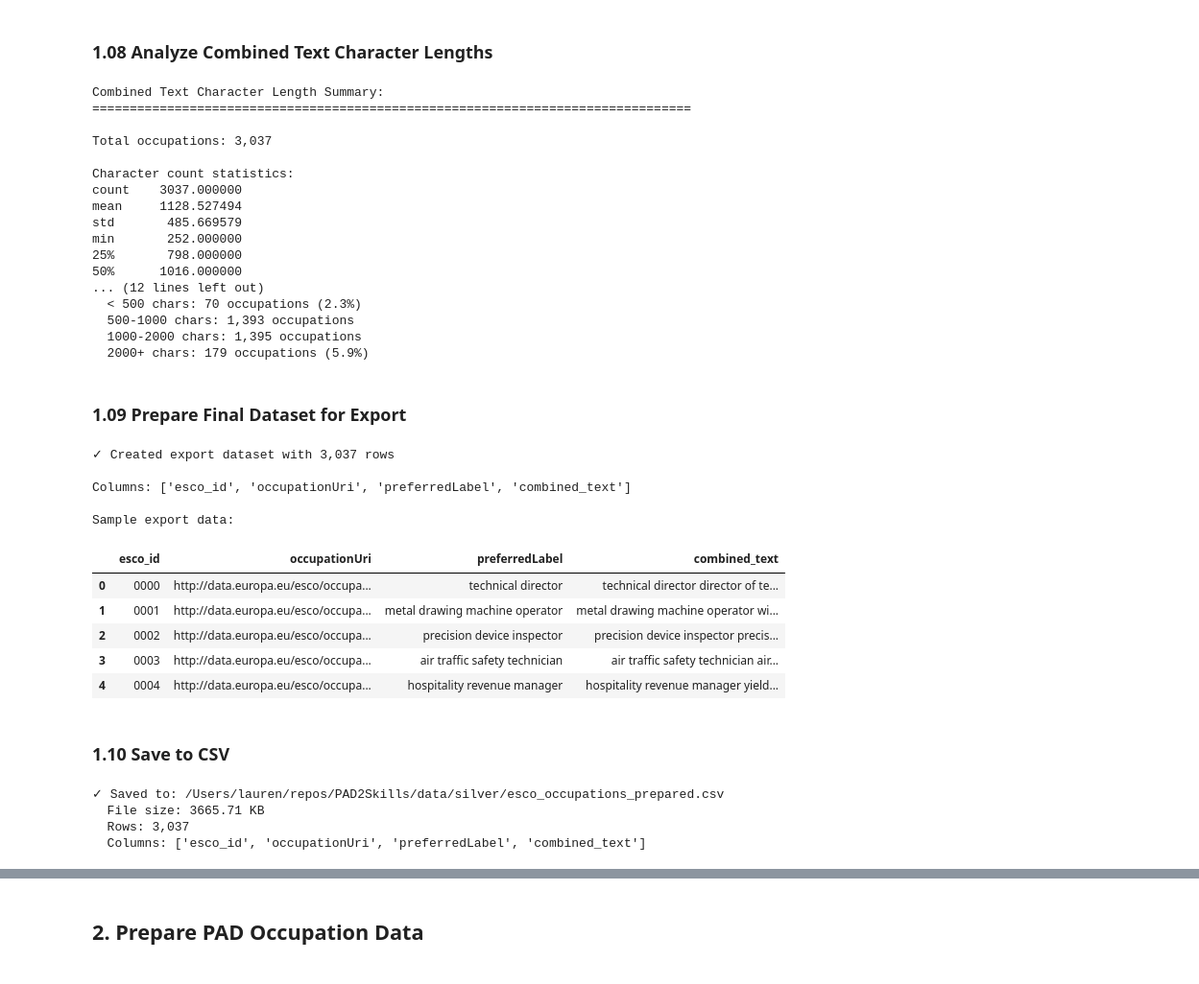
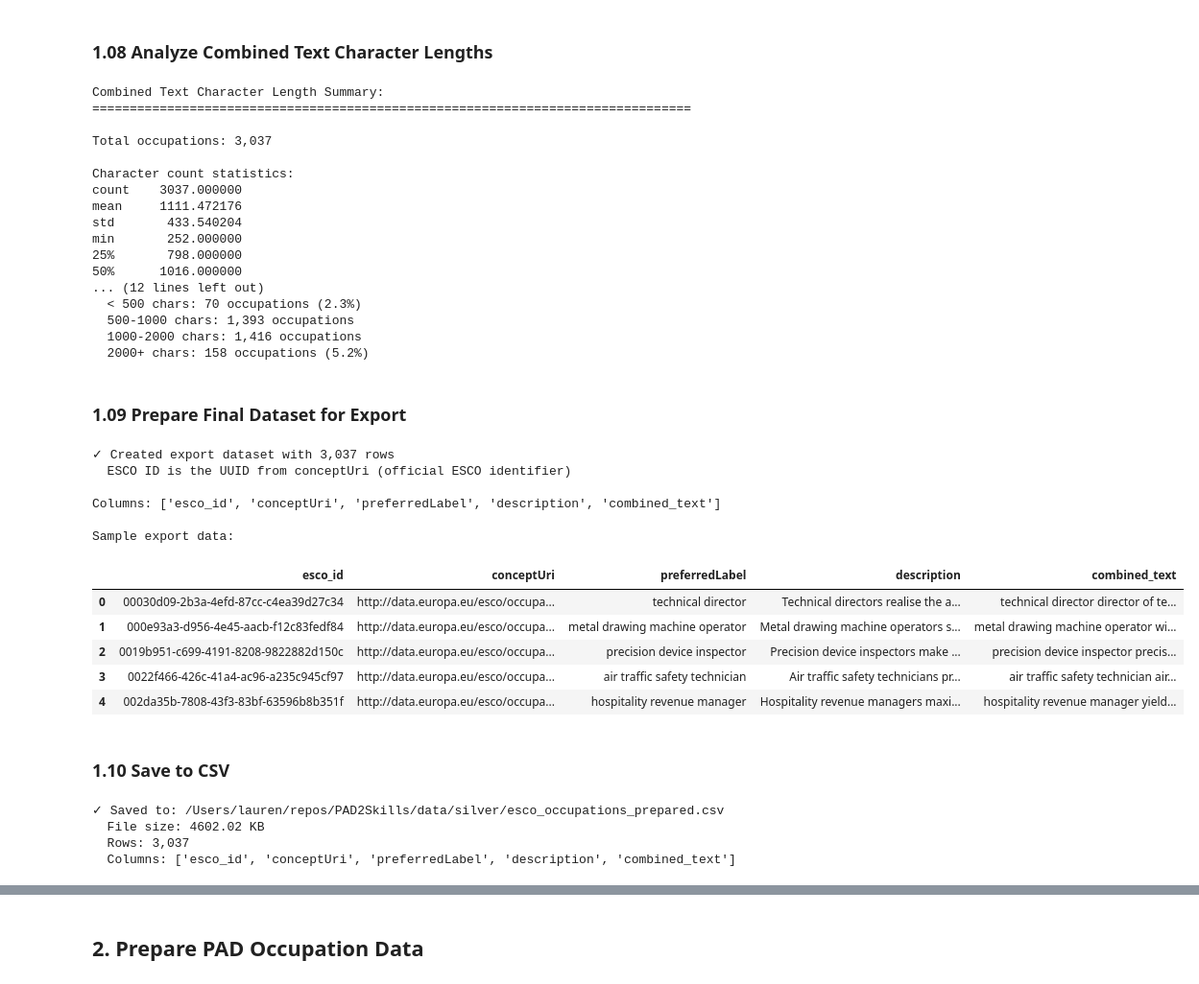
Before and after one commit to LaurenDahlin1/PAD2Skills, a Jupyter notebook: notebooks/04_match_occupations_esco.ipynb, the cells around one changed output, grey strips where cells are left out. Shown: that part at 96% size. Drawn from its saved outputs; the diff is of its cells as text; code cells hidden in the pictures.

```diff
--- a/notebooks/04_match_occupations_esco.ipynb
+++ b/notebooks/04_match_occupations_esco.ipynb
@@ -174,29 +174,53 @@ Sample flattened data:
 ### 1.06 Combine Fields into Single Text Column
 # %%
 # Combine preferredLabel, altLabels, description, and skills into single text column
+# Prioritize most important info first to minimize impact of model truncation
 def combine_fields(row):
-    """Combine multiple fields into single space-separated string"""
+    """Combine multiple fields into prioritized space-separated string"""
     parts = []
 
-    # Add each field if it exists and is not null
+    # 1. Add preferredLabel (most important)
     if pd.notna(row['preferredLabel']):
         parts.append(str(row['preferredLabel']))
 
+    # 2. Add first 5 altLabels
+    first_alt_labels = []
+    remaining_alt_labels = []
     if pd.notna(row['altLabels']):
-        parts.append(str(row['altLabels']))
+        alt_labels_str = str(row['altLabels'])
+        # Split by newline first, then by comma if no newlines
+        if '\n' in alt_labels_str:
+            alt_labels_list = [label.strip() for label in alt_labels_str.split('\n') if label.strip()]
+        else:
+            alt_labels_list = [label.strip() for label in alt_labels_str.split(',') if label.strip()]
 
+        first_alt_labels = alt_labels_list[:5]
+        remaining_alt_labels = alt_labels_list[5:]
+
+        if first_alt_labels:
+            parts.append(' '.join(first_alt_labels))
+
+    # 3. Add description
     if pd.notna(row['description']):
         parts.append(str(row['description']))
 
+    # 4. Add skills_list truncated to 1500 characters
     if pd.notna(row['skills_list']):
-        parts.append(str(row['skills_list']))
+        skills_str = str(row['skills_list'])
+        if len(skills_str) > 1500:
+            skills_str = skills_str[:1500]
+        parts.append(skills_str)
+
+    # 5. Add remaining altLabels (6+) if they exist
+    if remaining_alt_labels:
+        parts.append(' '.join(remaining_alt_labels))
 
     return ' '.join(parts)
 
 # Create combined text column
 flattened_df['combined_text'] = flattened_df.apply(combine_fields, axis=1)
 
-print(f"✓ Created combined_text column")
+print(f"✓ Created combined_text column with prioritized fields")
 print(f"\nSample combined text (first 500 chars):")
 print("=" * 80)
 print(flattened_df['combined_text'].iloc[0][:500])
@@ -289,41 +308,43 @@ Total occupations: 3,037
 
 Character count statistics:
 count    3037.000000
-mean     1128.527494
-std       485.669579
+mean     1111.472176
+std       433.540204
 min       252.000000
 25%       798.000000
 50%      1016.000000
 ... (12 lines left out)
   < 500 chars: 70 occupations (2.3%)
   500-1000 chars: 1,393 occupations
-  1000-2000 chars: 1,395 occupations
-  2000+ chars: 179 occupations (5.9%)
+  1000-2000 chars: 1,416 occupations
+  2000+ chars: 158 occupations (5.2%)
 # %% [markdown]
 ### 1.09 Prepare Final Dataset for Export
 # %%
-# Create four-digit unique ID with leading zeros
-flattened_df['esco_id'] = [f"{i:04d}" for i in range(len(flattened_df))]
+# Extract ESCO UUID from conceptUri (the official ESCO identifier)
+flattened_df['esco_id'] = flattened_df['conceptUri'].apply(lambda uri: uri.split('/')[-1])
 
-# Select only the columns we need
-export_df = flattened_df[['esco_id', 'occupationUri', 'preferredLabel', 'combined_text']].copy()
+# Select only the columns we need (including description for JSON output)
+export_df = flattened_df[['esco_id', 'conceptUri', 'preferredLabel', 'description', 'combined_text']].copy()
 
 print(f"✓ Created export dataset with {len(export_df):,} rows")
+print(f"  ESCO ID is the UUID from conceptUri (official ESCO identifier)")
 print(f"\nColumns: {list(export_df.columns)}")
 print(f"\nSample export data:")
 export_df.head()
 # %% [output]
 ✓ Created export dataset with 3,037 rows
+  ESCO ID is the UUID from conceptUri (official ESCO identifier)
 
-Columns: ['esco_id', 'occupationUri', 'preferredLabel', 'combined_text']
+Columns: ['esco_id', 'conceptUri', 'preferredLabel', 'description', 'combined_text']
 
 Sample export data:
-|  | esco_id | occupationUri | preferredLabel | combined_text |
-| 0 | 0000 | http://data.europa.eu/esco/occupa... | technical director | technical director director of te... |
-| 1 | 0001 | http://data.europa.eu/esco/occupa... | metal drawing machine operator | metal drawing machine operator wi... |
-| 2 | 0002 | http://data.europa.eu/esco/occupa... | precision device inspector | precision device inspector precis... |
-| 3 | 0003 | http://data.europa.eu/esco/occupa... | air traffic safety technician | air traffic safety technician air... |
-| 4 | 0004 | http://data.europa.eu/esco/occupa... | hospitality revenue manager | hospitality revenue manager yield... |
+|  | esco_id | conceptUri | preferredLabel | description | combined_text |
+| 0 | 00030d09-2b3a-4efd-87cc-c4ea39d27c34 | http://data.europa.eu/esco/occupa... | technical director | Technical directors realise the a... | technical director director of te... |
+| 1 | 000e93a3-d956-4e45-aacb-f12c83fedf84 | http://data.europa.eu/esco/occupa... | metal drawing machine operator | Metal drawing machine operators s... | metal drawing machine operator wi... |
+| 2 | 0019b951-c699-4191-8208-9822882d150c | http://data.europa.eu/esco/occupa... | precision device inspector | Precision device inspectors make ... | precision device inspector precis... |
+| 3 | 0022f466-426c-41a4-ac96-a235c945cf97 | http://data.europa.eu/esco/occupa... | air traffic safety technician | Air traffic safety technicians pr... | air traffic safety technician air... |
+| 4 | 002da35b-7808-43f3-83bf-63596b8b351f | http://data.europa.eu/esco/occupa... | hospitality revenue manager | Hospitality revenue managers maxi... | hospitality revenue manager yield... |
 # %% [markdown]
 ### 1.10 Save to CSV
 # %%
@@ -339,9 +360,9 @@ print(f"  Rows: {len(export_df):,}")
 print(f"  Columns: {list(export_df.columns)}")
 # %% [output]
 ✓ Saved to: /Users/lauren/repos/PAD2Skills/data/silver/esco_occupations_prepared.csv
-  File size: 3665.71 KB
+  File size: 4602.02 KB
   Rows: 3,037
-  Columns: ['esco_id', 'occupationUri', 'preferredLabel', 'combined_text']
+  Columns: ['esco_id', 'conceptUri', 'preferredLabel', 'description', 'combined_text']
 # %%
 # Explore rows with long lengths
 long_rows = flattened_df[flattened_df['text_length'] > 2000]
```
Also changed, not shown: parts of 18 cells of this notebook, 5 other files.
